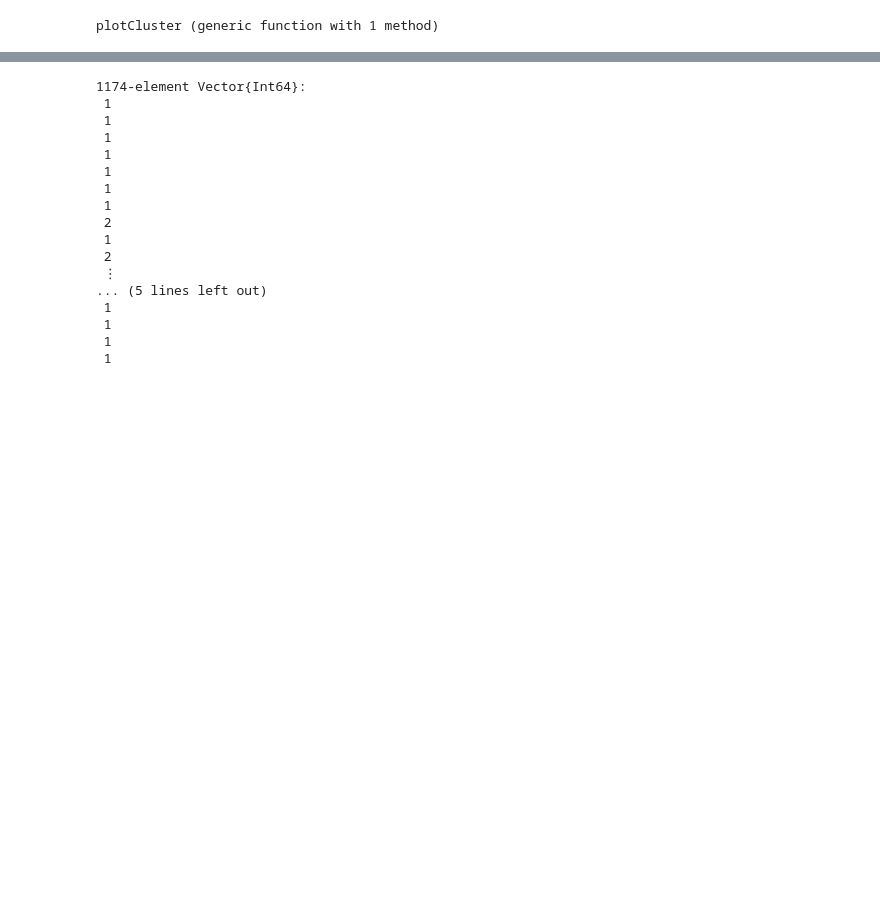
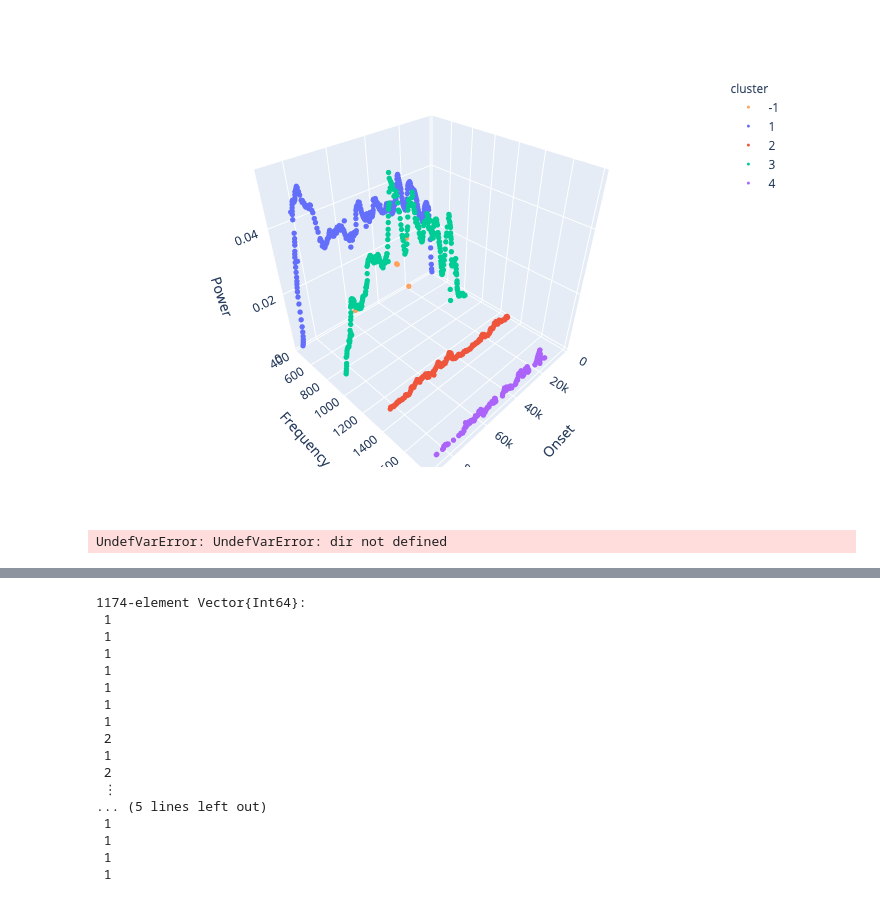
Before and after one commit to anastasiakrouglova/Master-Thesis, a Jupyter notebook: knowledge_hiearchy.ipynb, the cells around one changed output, grey strips where cells are left out. Drawn from its saved outputs; the diff is of its cells as text; code cells hidden in the pictures; blank space fills up the shorter version.

```diff
--- a/knowledge_hiearchy.ipynb
+++ b/knowledge_hiearchy.ipynb
@@ -1,9 +1,9 @@
 # %%
 # Code written in Julia
 using Chakra #, Charm
 push!(LOAD_PATH, "./resonance-knowledge/src/") # TODO: load preprocessed data
 using Resonances
-include("./resonance-knowledge/src/Flute.jl")
+# include("./resonance-knowledge/src/Flute.jl")
 include("./clustering.jl")
 # %% [output]
-plotCluster (generic function with 1 method)
+[figure, added]
@@ -12 +10,8 @@ print(Flute.filename)
+# %%
+filename = "data/flute_a4.csv"
+filepath = joinpath(dir,"..",filename)
+
+__data__ = Resonances.DRSHierarchy(filepath)
+# %% [output]
+UndefVarError: UndefVarError: dir not defined
 # %%
```
Also changed, not shown: parts of 4 cells of this notebook, 2 other files.
